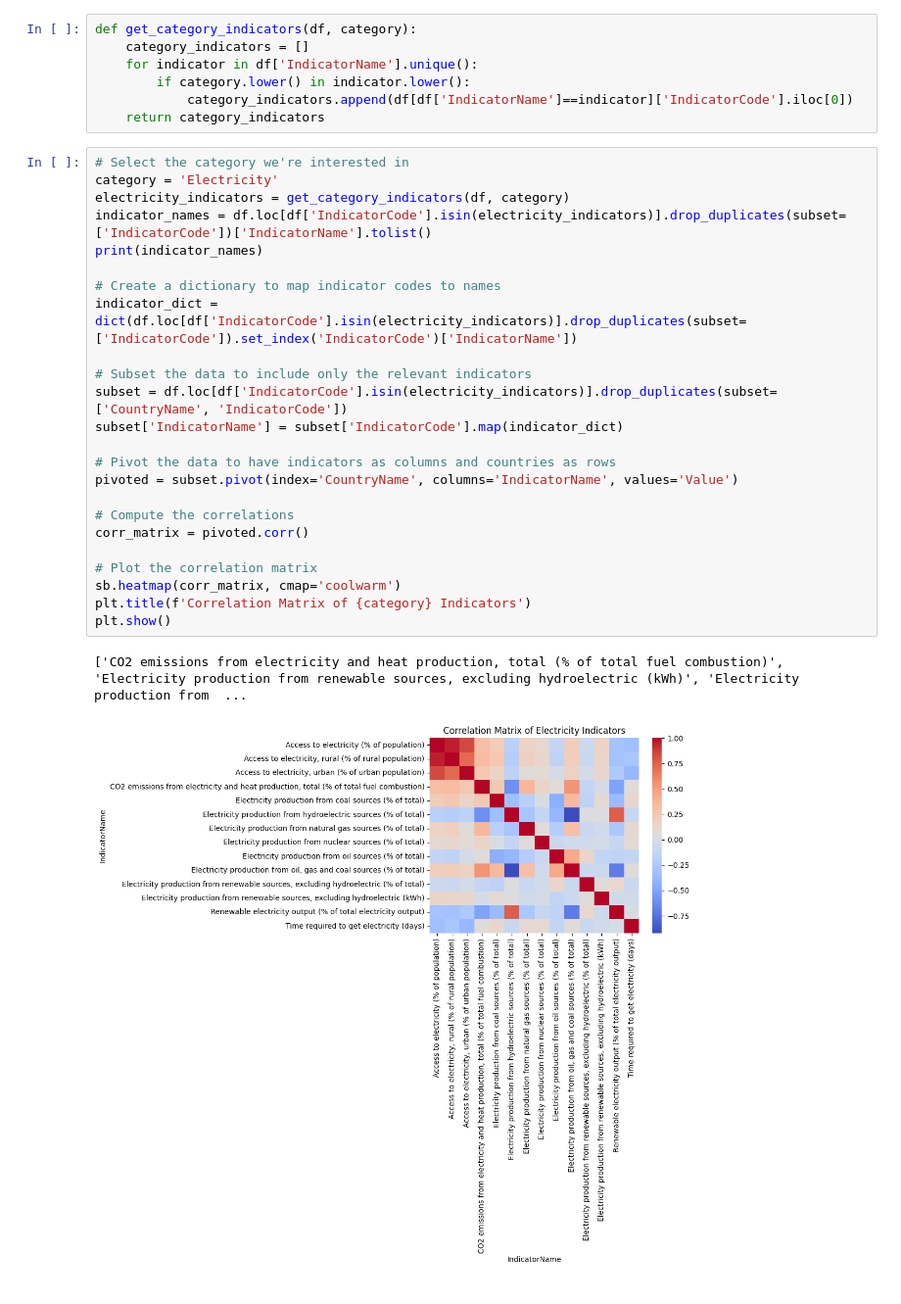
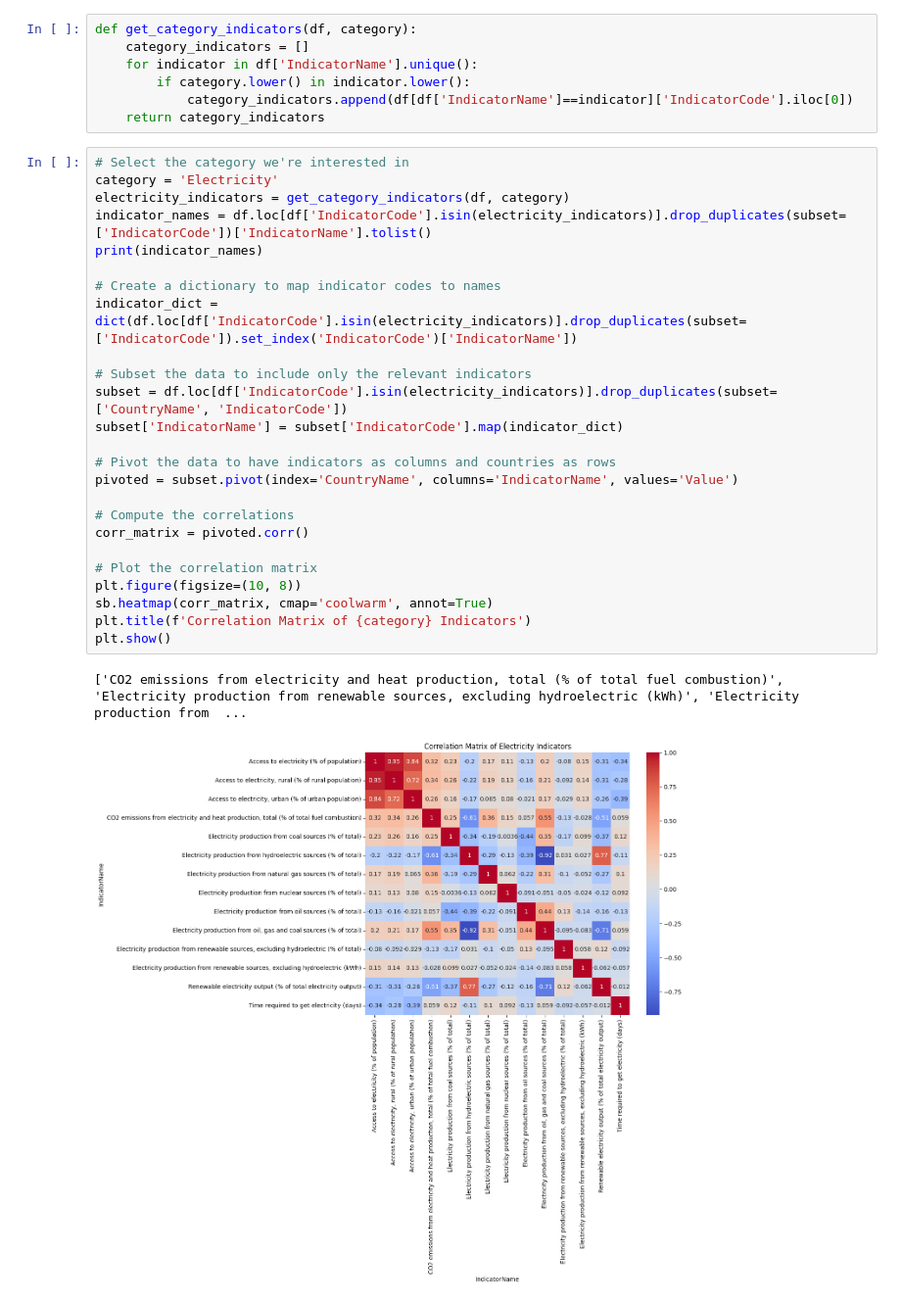
Before and after one commit to MaliheDahmardeh/World-Development-Indicators, a Jupyter notebook: WDI.ipynb, the cells around one changed output. Shown at 98% size. Saved outputs shown, nothing was run; the diff lists cells and outputs as text.

```diff
--- a/WDI.ipynb
+++ b/WDI.ipynb
@@ -388,27 +388,28 @@ def get_category_indicators(df, category):
 # %%
 # Select the category we're interested in
 category = 'Electricity'
 electricity_indicators = get_category_indicators(df, category)
 indicator_names = df.loc[df['IndicatorCode'].isin(electricity_indicators)].drop_duplicates(subset=['IndicatorCode'])['IndicatorName'].tolist()
 print(indicator_names)
 
 # Create a dictionary to map indicator codes to names
 indicator_dict = dict(df.loc[df['IndicatorCode'].isin(electricity_indicators)].drop_duplicates(subset=['IndicatorCode']).set_index('IndicatorCode')['IndicatorName'])
 
 # Subset the data to include only the relevant indicators
 subset = df.loc[df['IndicatorCode'].isin(electricity_indicators)].drop_duplicates(subset=['CountryName', 'IndicatorCode'])
 subset['IndicatorName'] = subset['IndicatorCode'].map(indicator_dict)
 
 # Pivot the data to have indicators as columns and countries as rows
 pivoted = subset.pivot(index='CountryName', columns='IndicatorName', values='Value')
 
 # Compute the correlations
 corr_matrix = pivoted.corr()
 
 # Plot the correlation matrix
-sb.heatmap(corr_matrix, cmap='coolwarm')
+plt.figure(figsize=(10, 8))
+sb.heatmap(corr_matrix, cmap='coolwarm', annot=True)
 plt.title(f'Correlation Matrix of {category} Indicators')
 plt.show()
 # %% [output]
 ['CO2 emissions from electricity and heat production, total (% of total fuel combustion)', 'Electricity production from renewable sources, excluding hydroelectric (kWh)', 'Electricity production from  ...
-[figure, old version]
+[figure, new version]
```
Also changed, not shown: parts of 1 cell of this notebook.
